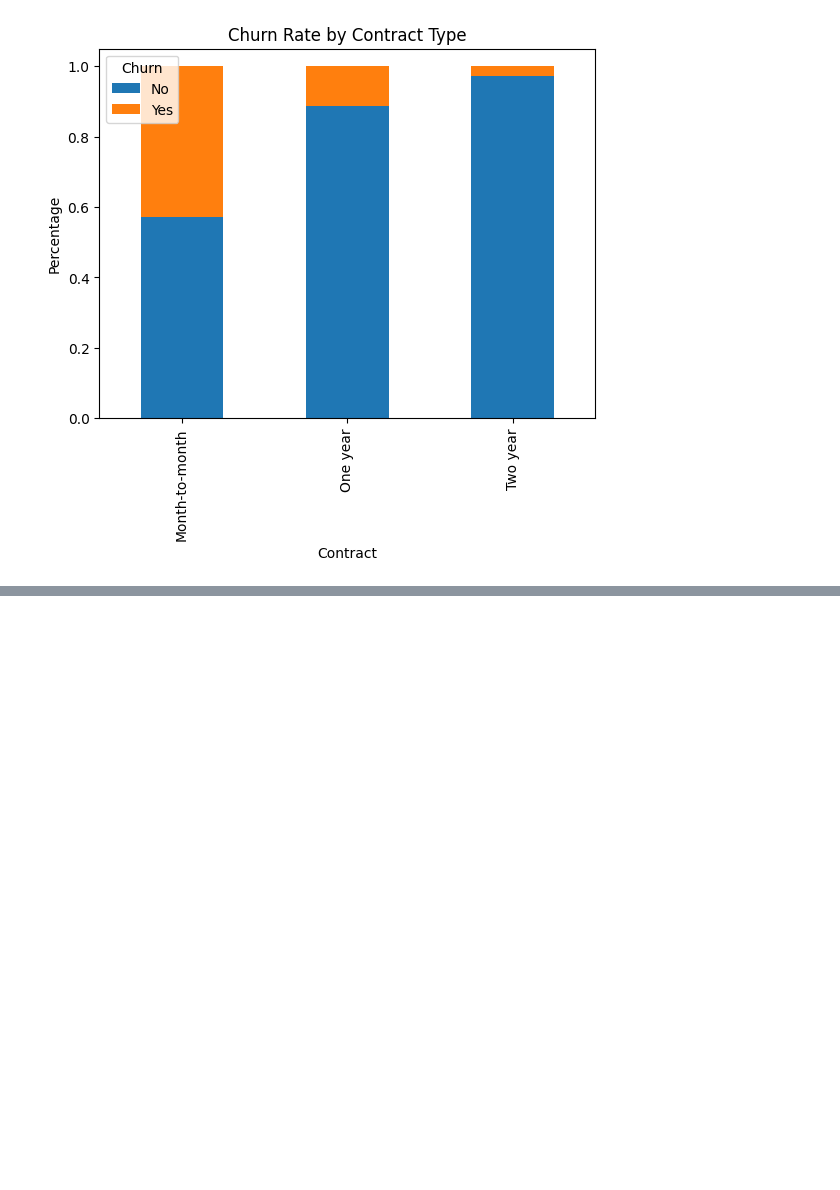
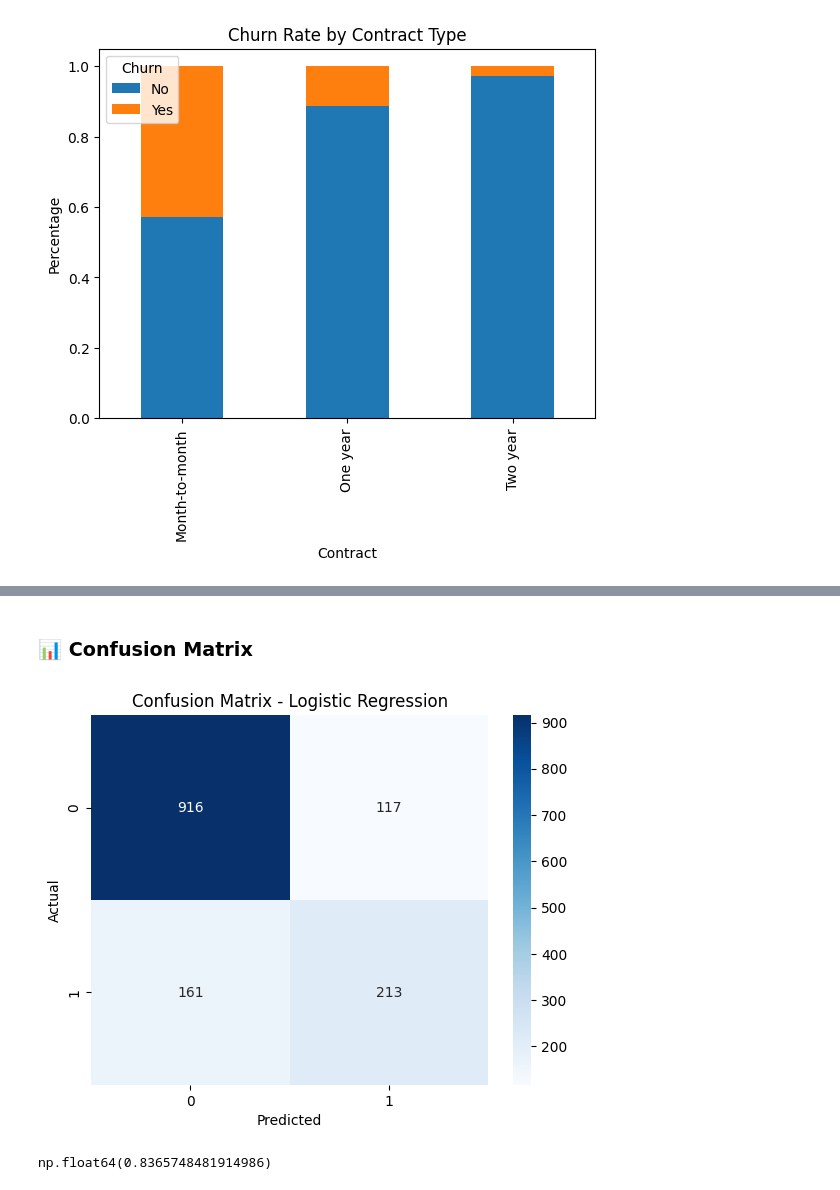
Before and after one commit to bhawankaushal/telco-customer-churn-analysis, a Jupyter notebook: telco-customer-churn-statistical-analysis.ipynb, the cells around one changed output, grey strips where cells are left out. Saved outputs shown, nothing was run; the diff lists cells and outputs as text; code cells hidden in the pictures; blank space fills up the shorter version.

Commit message:
Update Telco Customer Churn Analysis notebook with ML models

```diff
--- a/telco-customer-churn-statistical-analysis.ipynb
+++ b/telco-customer-churn-statistical-analysis.ipynb
@@ -136,0 +302,4 @@ plt.show()
+# %%
+X = df.drop('Churn', axis=1)
+
+y = df['Churn']
@@ -136,0 +310,10 @@ plt.show()
+# %%
+from sklearn.model_selection import train_test_split
+
+X_train, X_test, y_train, y_test = train_test_split(
+    X,
+    y,
+    test_size = 0.2,
+    random_state =42,
+    stratify=y
+)
@@ -136,0 +326,6 @@ plt.show()
+# %%
+from sklearn.linear_model import LogisticRegression
+
+log_model = LogisticRegression(max_iter=1000)
+
+log_model.fit(X_train, y_train)
@@ -136,0 +334,2 @@ plt.show()
+# %%
+y_pred = log_model.predict(X_test)
@@ -136,0 +359,28 @@ plt.show()
+# %% [markdown]
+### 📊 Confusion Matrix
+# %%
+from sklearn.metrics import confusion_matrix
+import matplotlib.pyplot as plt
+import seaborn as sns
+
+cm = confusion_matrix(y_test, y_pred)
+
+sns.heatmap(cm, annot=True, fmt='d', cmap='Blues')
+
+plt.xlabel("Predicted")
+plt.ylabel("Actual")
+plt.title("Confusion Matrix - Logistic Regression")
+
+plt.show()
+# %% [output]
+[figure, added]
+# %%
+from sklearn.metrics import roc_auc_score
+
+y_prob = log_model.predict_proba(X_test)[:,1]
+
+roc_auc = roc_auc_score(y_test, y_prob)
+
+roc_auc
+# %% [output]
+np.float64(0.8365748481914986)
```
Also changed, not shown: parts of 49 cells of this notebook.
